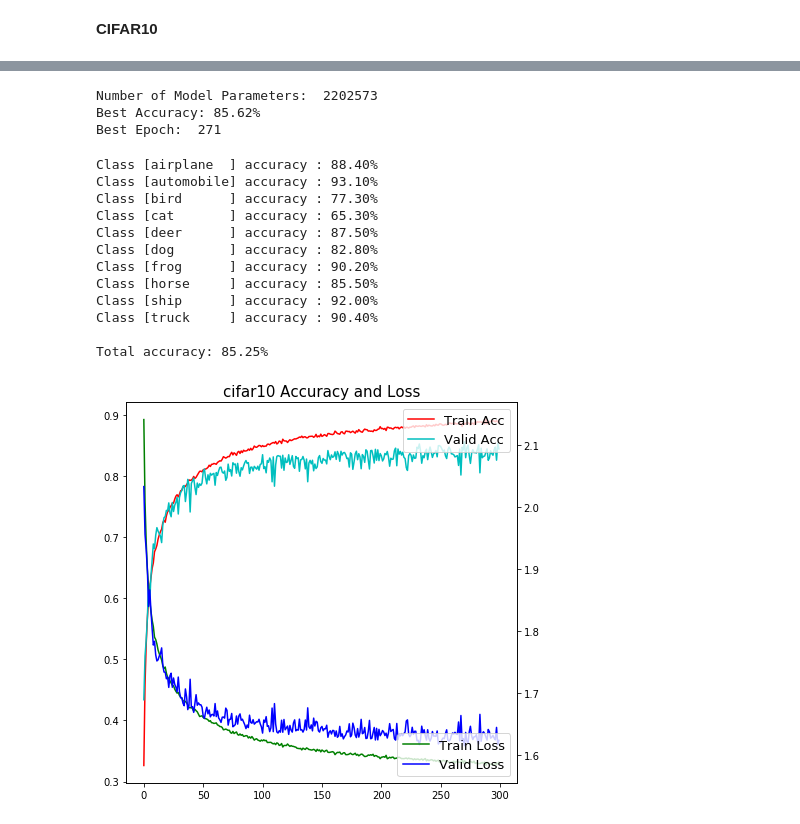
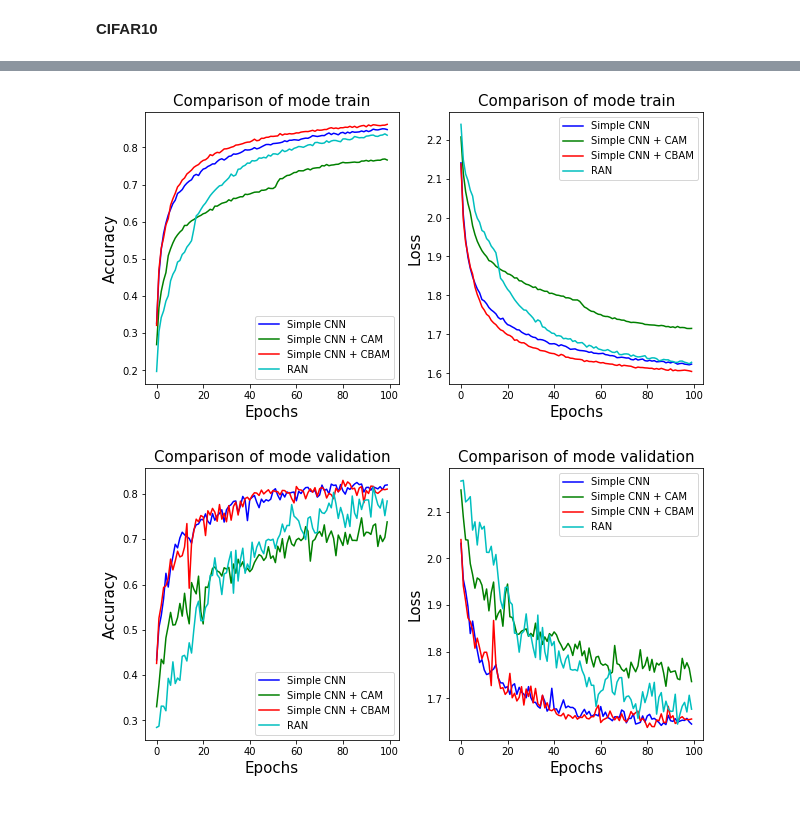
Before and after one commit to TooTouch/WhiteBox-Part1, a Jupyter notebook: notebook/[Evaluation] - Model Performance.ipynb, the cells around one changed output, grey strips where cells are left out. Cells and saved outputs as stored; diff of their text form; code cells hidden in the pictures.

```diff
--- a/notebook/[Evaluation] - Model Performance.ipynb
+++ b/notebook/[Evaluation] - Model Performance.ipynb
@@ -144,36 +194,8 @@ visualize_trainlogs(train=mnist_simplecnn_logs['train'][0],
-# %%
-total_nb_size = sum(torch.numel(e) for _, e in cifar10_simplecnn['model'].items())
-print('Number of Model Parameters: ', total_nb_size)
-print('Best Accuracy: {:.2%}'.format(cifar10_simplecnn['best_acc']))
-print('Best Epoch: ',cifar10_simplecnn['best_epoch'])
-# %% [output]
-Number of Model Parameters:  2202573
-Best Accuracy: 85.62%
-Best Epoch:  271
-# %%
-cifar10_acc = calc_accuracy(model=cifar10_model,
-                          dataset=cifar10_testloader,
-                          idx2class=cifar10_idx2class,
-                          device=device)
-# %% [output]
-Class [airplane  ] accuracy : 88.40%
-Class [automobile] accuracy : 93.10%
-Class [bird      ] accuracy : 77.30%
-Class [cat       ] accuracy : 65.30%
-Class [deer      ] accuracy : 87.50%
-Class [dog       ] accuracy : 82.80%
-Class [frog      ] accuracy : 90.20%
-Class [horse     ] accuracy : 85.50%
-Class [ship      ] accuracy : 92.00%
-Class [truck     ] accuracy : 90.40%
-
-Total accuracy: 85.25%
-# %%
-visualize_trainlogs(train=cifar10_simplecnn_logs['train'][0],
-                    valid=cifar10_simplecnn_logs['validation'][0],
-                    title='cifar10 Accuracy and Loss',
-#                     savedir='../images/results/cifar10_acc_loss_plot.png',
-                    size=(7,7),
-                    fontsize=15)
-# %% [output]
-[figure, removed]
+# %%
+visualize_models_log(cifar10_logs, model_names, 'train',
+                     size=(10,5), nb_epoch=100, fontsize=15)
+visualize_models_log(cifar10_logs, model_names, 'validation',
+                     size=(10,5), nb_epoch=100, fontsize=15)
+# %% [output]
+[figure, added]
+[figure, added]
```
Also changed, not shown: parts of 36 cells of this notebook, 4 other files.
